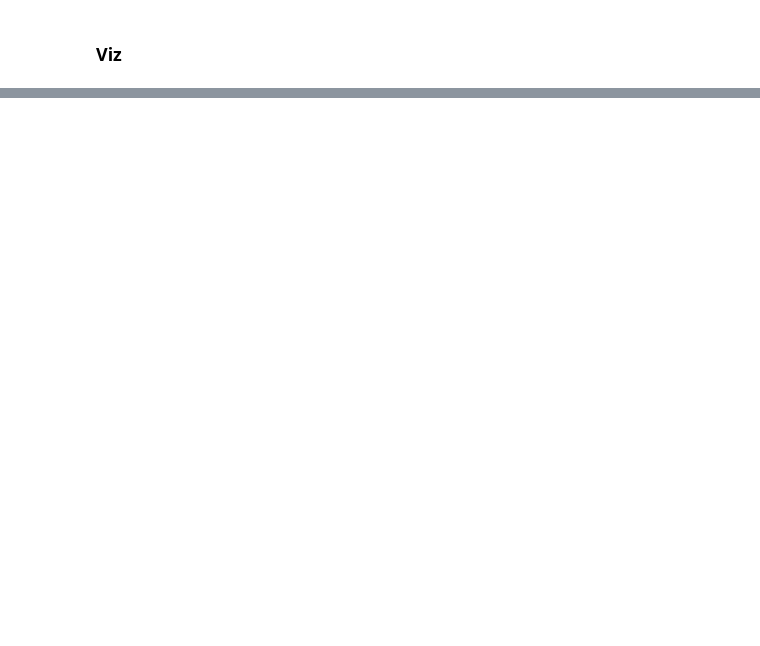
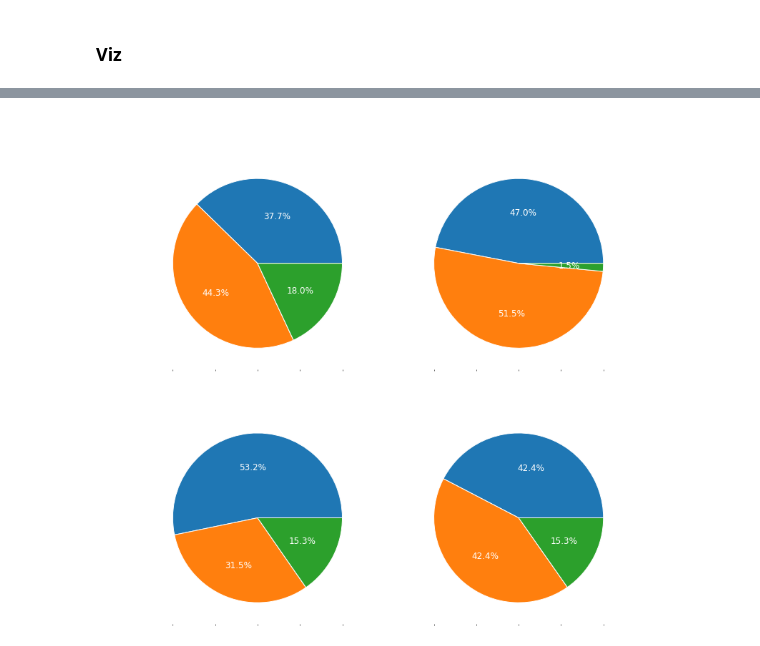
Before and after one commit to RobertvdV/GRS70424_Internship, a Jupyter notebook: notebooks/reports/surveys/survey_analyses.ipynb, the cells around one changed output, grey strips where cells are left out. Cells and saved outputs as stored; diff of their text form; code cells hidden in the pictures; blank space fills up the shorter version.

```diff
--- a/notebooks/reports/surveys/survey_analyses.ipynb
+++ b/notebooks/reports/surveys/survey_analyses.ipynb
@@ -87,0 +128,6 @@ axes[0]
+# %%
+pie_chart(["Dataset", "SIM"],
+          figsize=(12, 12),
+          layout=(2, 2))
+# %% [output]
+[figure, added]
```
Also changed, not shown: parts of 7 cells of this notebook.
